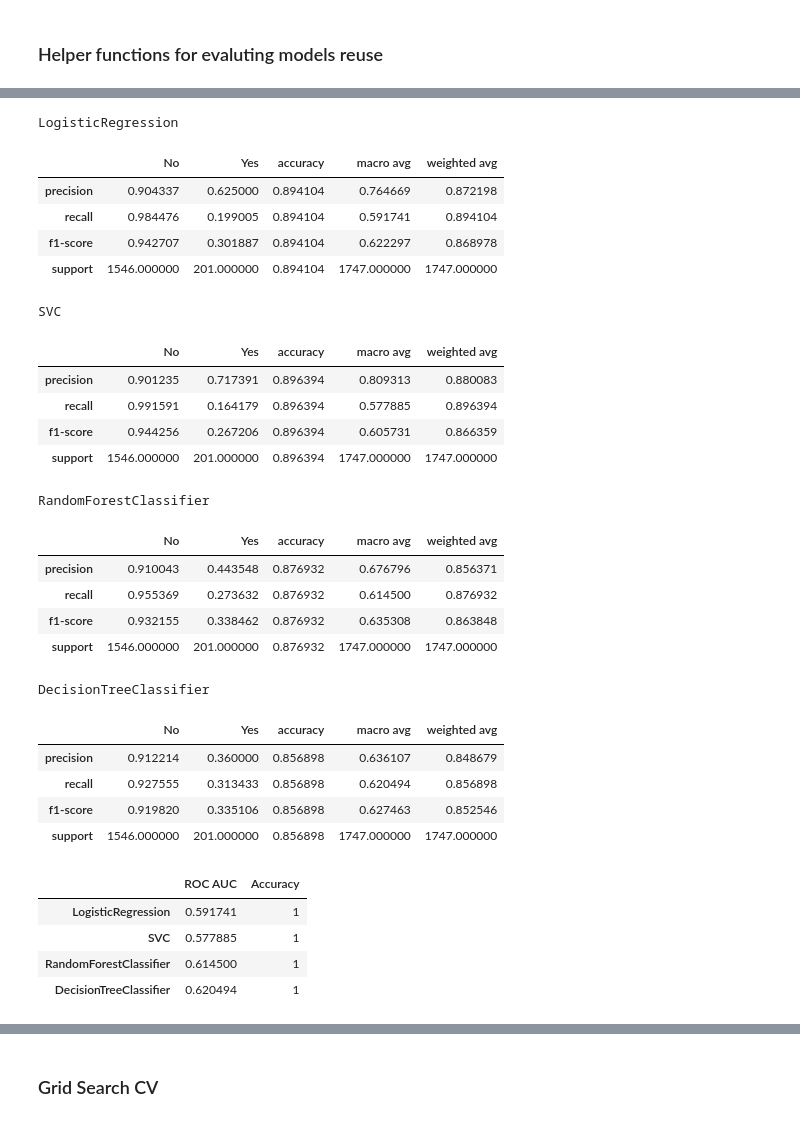
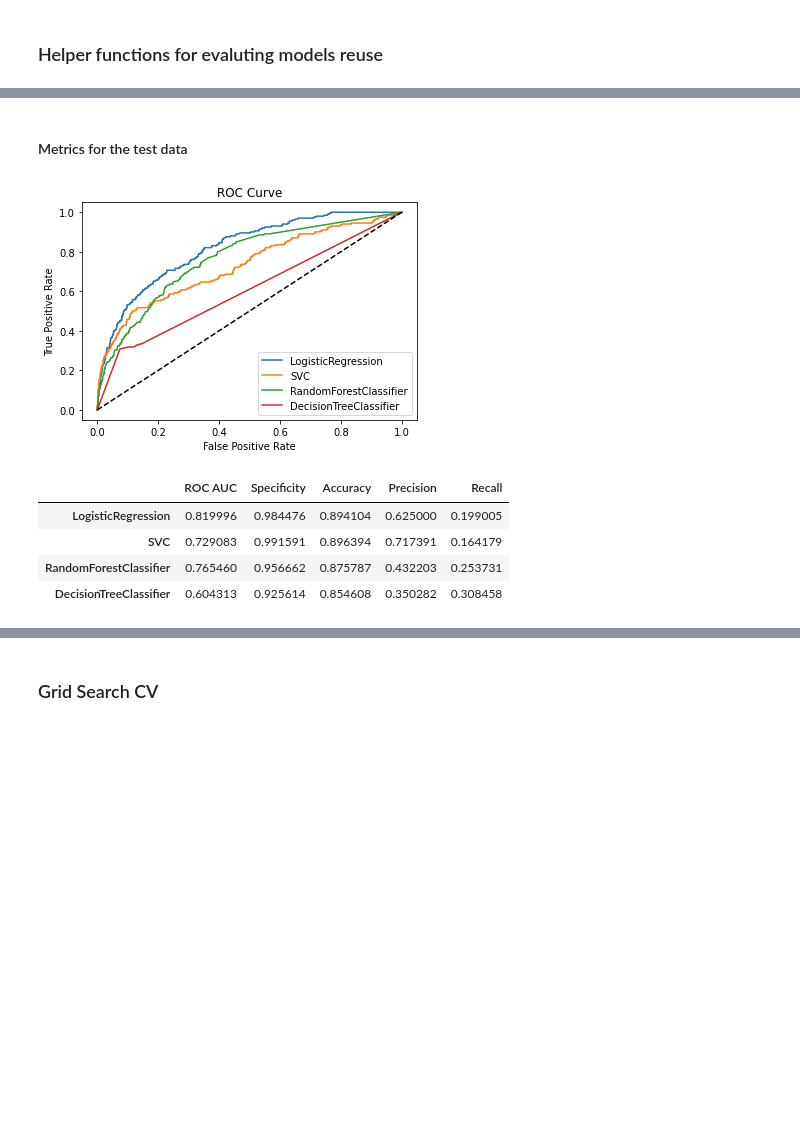
Before and after one commit to jaydenhooper/Classification-African-Bank-Accounts, a Jupyter notebook: assignment-3.ipynb, the cells around one changed output, grey strips where cells are left out. Drawn from its saved outputs; the diff is of its cells as text; code cells hidden in the pictures; blank space fills up the shorter version.

```diff
--- a/assignment-3.ipynb
+++ b/assignment-3.ipynb
@@ -367,7 +356,7 @@ def train_models(models, preprocessor):
 # %%
 # transform columns and fit the model
 models = train_models([LogisticRegression(),
-                        svm.SVC(),
+                        svm.SVC(probability = True),
                         RandomForestClassifier(),
                         tree.DecisionTreeClassifier()],
                       preprocessor)
@@ -437,0 +394,36 @@ np.unique(test_y, return_counts=True)
+# %%
+def classify_and_score_all(models, pred_X, true_y):
+    model_names, roc_auc, spec, acc, prec, recall = [], [], [], [], [], []
+    for m in models:
+        name = m['model'].__class__.__name__
+        model_names.append(name)
+        y_pred = m.predict(pred_X)
+        spec.append(specificity(true_y, y_pred))
+        acc.append(accuracy_score(true_y, y_pred))
+        prec.append(precision_score(true_y, y_pred, pos_label = 'Yes'))
+        recall.append(recall_score(true_y, y_pred, pos_label = 'Yes'))
+        y_pred_prob = (m.predict_proba(pred_X)[:,1]) # needed for roc_auc_score
+        roc_auc.append(roc_auc_score(true_y, y_pred_prob))
+    m2 = pd.DataFrame({'ROC AUC' : roc_auc,
+                       'Specificity' : spec,
+                       'Accuracy' : acc,
+                       'Precision' : prec,
+                       'Recall' : recall},
+                      index=model_names)
+    display(m2)
+# %%
+def plot_roc_curve(models, pred_X, true_y):
+    for m in models:
+        y_pred = m.predict_proba(pred_X)[:,1]
+        fpr, tpr, threshold = metrics.roc_curve(true_y, y_pred, pos_label = 'Yes')
+        plt.plot(fpr, tpr, label = m['model'].__class__.__name__)
+    plt.plot([0,1], [0,1], 'k--')
+    plt.xlabel('False Positive Rate')
+    plt.ylabel('True Positive Rate')
+    plt.title('ROC Curve')
+    plt.legend()
+    plt.show()
+# %%
+def all_metrics(models, X, y):
+    plot_roc_curve(models, X, y)
+    classify_and_score_all(models, X, y)
@@ -438,32 +445,11 @@ np.unique(test_y, return_counts=True)
+# %% [markdown]
+#### Metrics for the test data
 # %%
-predict_and_score(models, test_X, test_y)
+all_metrics(models, test_X, test_y)
 # %% [output]
-LogisticRegression
+[figure, added]
-|  | No | Yes | accuracy | macro avg | weighted avg |
-| precision | 0.904337 | 0.625000 | 0.894104 | 0.764669 | 0.872198 |
-| recall | 0.984476 | 0.199005 | 0.894104 | 0.591741 | 0.894104 |
-| f1-score | 0.942707 | 0.301887 | 0.894104 | 0.622297 | 0.868978 |
-| support | 1546.000000 | 201.000000 | 0.894104 | 1747.000000 | 1747.000000 |
+|  | ROC AUC | Specificity | Accuracy | Precision | Recall |
+| LogisticRegression | 0.819996 | 0.984476 | 0.894104 | 0.625000 | 0.199005 |
+| SVC | 0.729083 | 0.991591 | 0.896394 | 0.717391 | 0.164179 |
+| RandomForestClassifier | 0.765460 | 0.956662 | 0.875787 | 0.432203 | 0.253731 |
+| DecisionTreeClassifier | 0.604313 | 0.925614 | 0.854608 | 0.350282 | 0.308458 |
-SVC
-|  | No | Yes | accuracy | macro avg | weighted avg |
-| precision | 0.901235 | 0.717391 | 0.896394 | 0.809313 | 0.880083 |
-| recall | 0.991591 | 0.164179 | 0.896394 | 0.577885 | 0.896394 |
-| f1-score | 0.944256 | 0.267206 | 0.896394 | 0.605731 | 0.866359 |
-| support | 1546.000000 | 201.000000 | 0.896394 | 1747.000000 | 1747.000000 |
-RandomForestClassifier
-|  | No | Yes | accuracy | macro avg | weighted avg |
-| precision | 0.910043 | 0.443548 | 0.876932 | 0.676796 | 0.856371 |
-| recall | 0.955369 | 0.273632 | 0.876932 | 0.614500 | 0.876932 |
-| f1-score | 0.932155 | 0.338462 | 0.876932 | 0.635308 | 0.863848 |
-| support | 1546.000000 | 201.000000 | 0.876932 | 1747.000000 | 1747.000000 |
-DecisionTreeClassifier
-|  | No | Yes | accuracy | macro avg | weighted avg |
-| precision | 0.912214 | 0.360000 | 0.856898 | 0.636107 | 0.848679 |
-| recall | 0.927555 | 0.313433 | 0.856898 | 0.620494 | 0.856898 |
-| f1-score | 0.919820 | 0.335106 | 0.856898 | 0.627463 | 0.852546 |
-| support | 1546.000000 | 201.000000 | 0.856898 | 1747.000000 | 1747.000000 |
-|  | ROC AUC | Accuracy |
-| LogisticRegression | 0.591741 | 1 |
-| SVC | 0.577885 | 1 |
-| RandomForestClassifier | 0.614500 | 1 |
-| DecisionTreeClassifier | 0.620494 | 1 |
```
Also changed, not shown: parts of 23 cells of this notebook.
